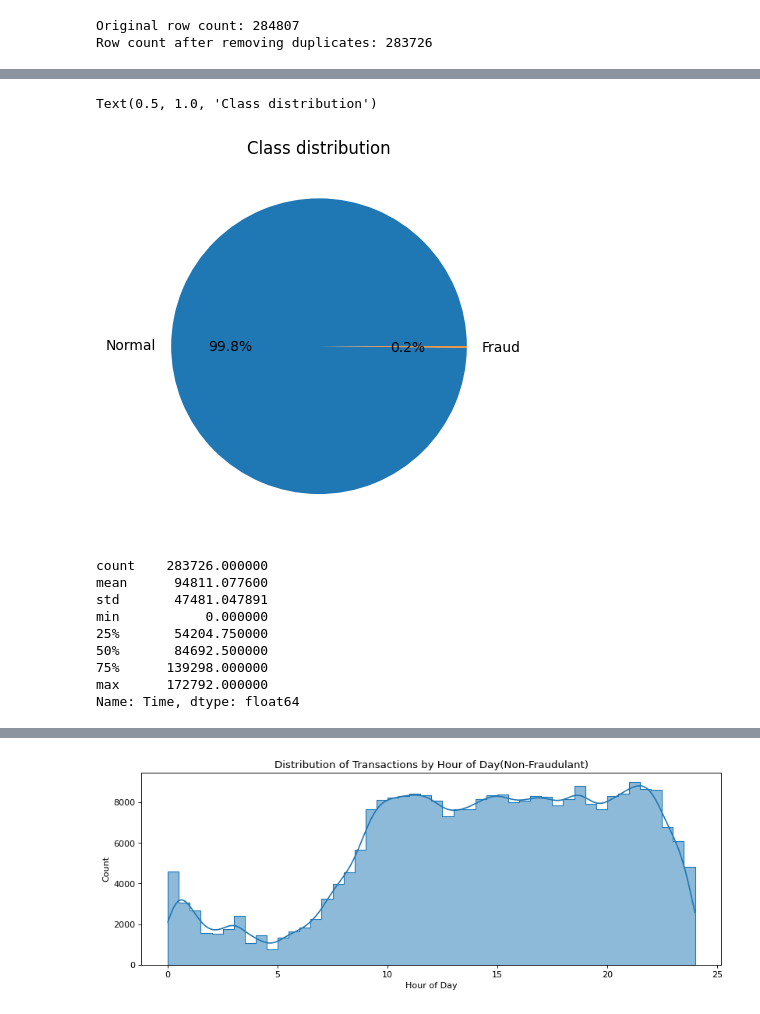
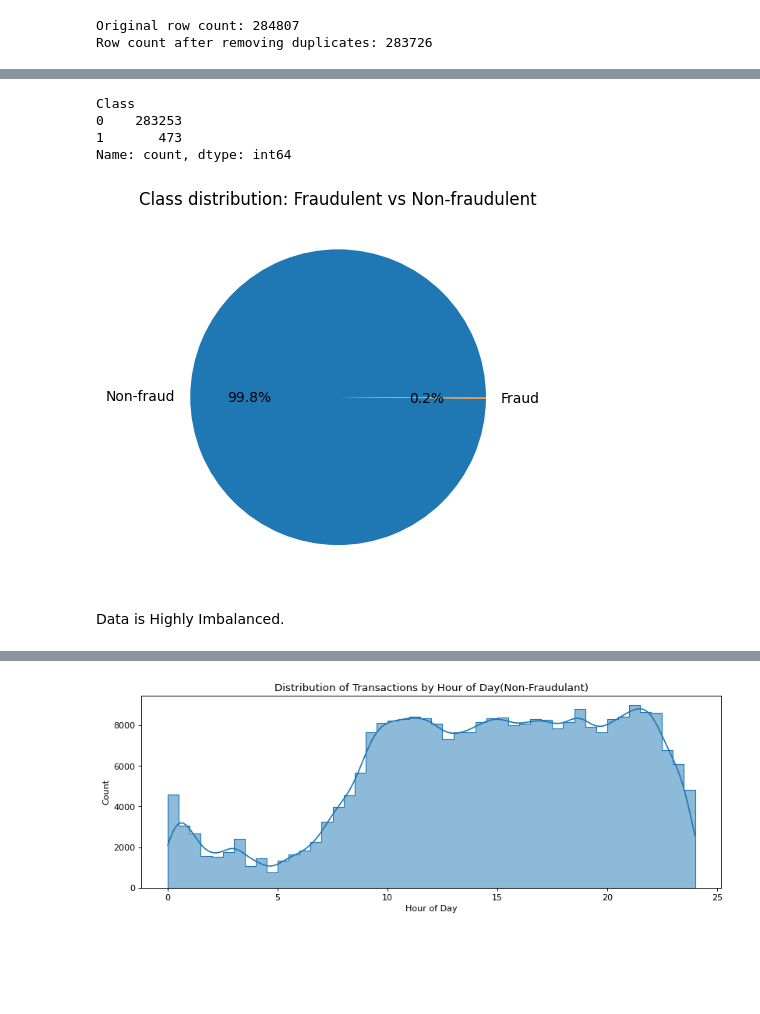
Before and after one commit to sweeksss/CreditCardFraudDetection, a Jupyter notebook: fraud_detection_model_isolationforest.ipynb, the cells around one changed output, grey strips where cells are left out. Drawn from its saved outputs; the diff is of its cells as text; code cells hidden in the pictures; blank space fills up the shorter version.

```diff
--- a/fraud_detection_model_isolationforest.ipynb
+++ b/fraud_detection_model_isolationforest.ipynb
@@ -15,6 +17,6 @@ Taking a look at the data
 # %%
 # Reading the dataset and converting it into a dataframe
-df = pd.read_csv(r'C:\Users\REBU\Desktop\Project-Cap\creditcard.csv')
+df = pd.read_csv(r'C:\Users\cragh\Desktop\CapstoneProject\CreditCardFraudDetection-2\creditcard.csv')
 # %%
 # Taking a look at the first 5 rows of the dataset
 df.head()
@@ -113,19 +173,14 @@ Exploratory Data Analysis (EDA)
 # %%
 # Creating pie chart to visualize class distribution
-plt.pie([(df_unique['Class']==0).sum() , (df_unique['Class']==1).sum()], labels=('Normal' , 'Fraud'), autopct='%1.1f%%')
-plt.title('Class distribution')
+plt.pie([(df_unique['Class']==0).sum() , (df_unique['Class']==1).sum()], labels=('Non-fraud' , 'Fraud'), autopct='%1.1f%%')
+plt.title('Class distribution: Fraudulent vs Non-fraudulent')
+
+print(df_unique.Class.value_counts())
 # %% [output]
-Text(0.5, 1.0, 'Class distribution')
+Class
+0    283253
+1       473
+Name: count, dtype: int64
-[figure, old version]
+[figure, new version]
-# %%
-df_unique['Time'].describe()
-# %% [output]
-count    283726.000000
-mean      94811.077600
-std       47481.047891
-min           0.000000
-25%       54204.750000
-50%       84692.500000
-75%      139298.000000
-max      172792.000000
-Name: Time, dtype: float64
+# %% [markdown]
+Data is Highly Imbalanced.
```
Also changed, not shown: parts of 98 cells of this notebook.
